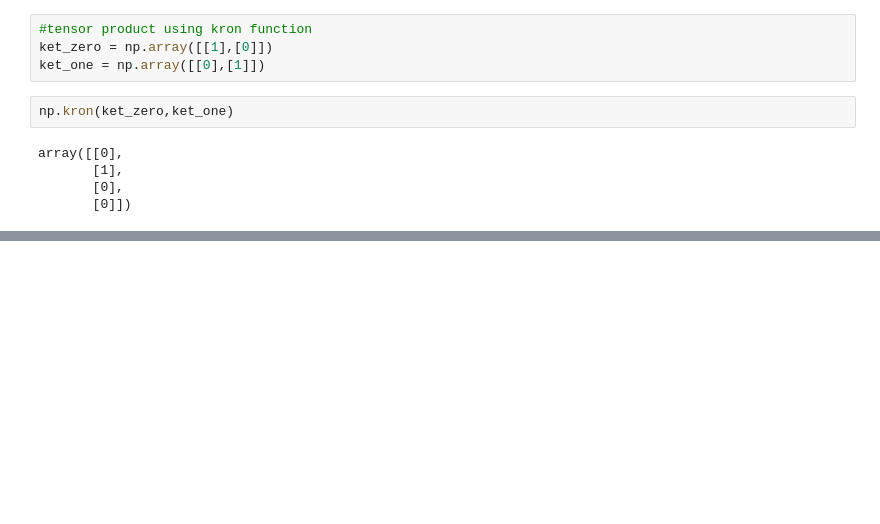
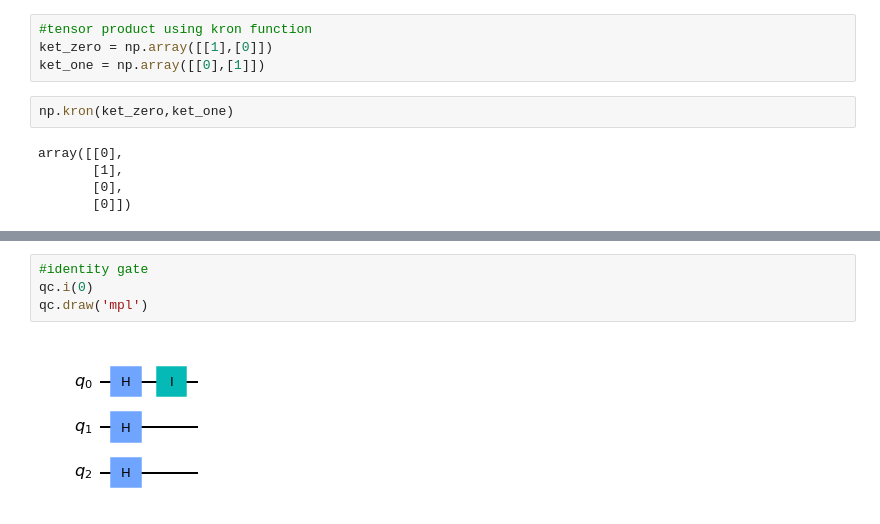
Before and after one commit to jslamja/Examples-of-Quantum-Computing-using-Qiskit, a Jupyter notebook: examples.ipynb, the cells around one changed output, grey strips where cells are left out. Cells and saved outputs as stored; diff of their text form; blank space fills up the shorter version.

```diff
--- a/examples.ipynb
+++ b/examples.ipynb
@@ -73,0 +110,6 @@ array([[0],
+# %%
+#identity gate
+qc.i(0)
+qc.draw('mpl')
+# %% [output]
+[figure, added]
```
Also changed, not shown: parts of 5 cells of this notebook.
